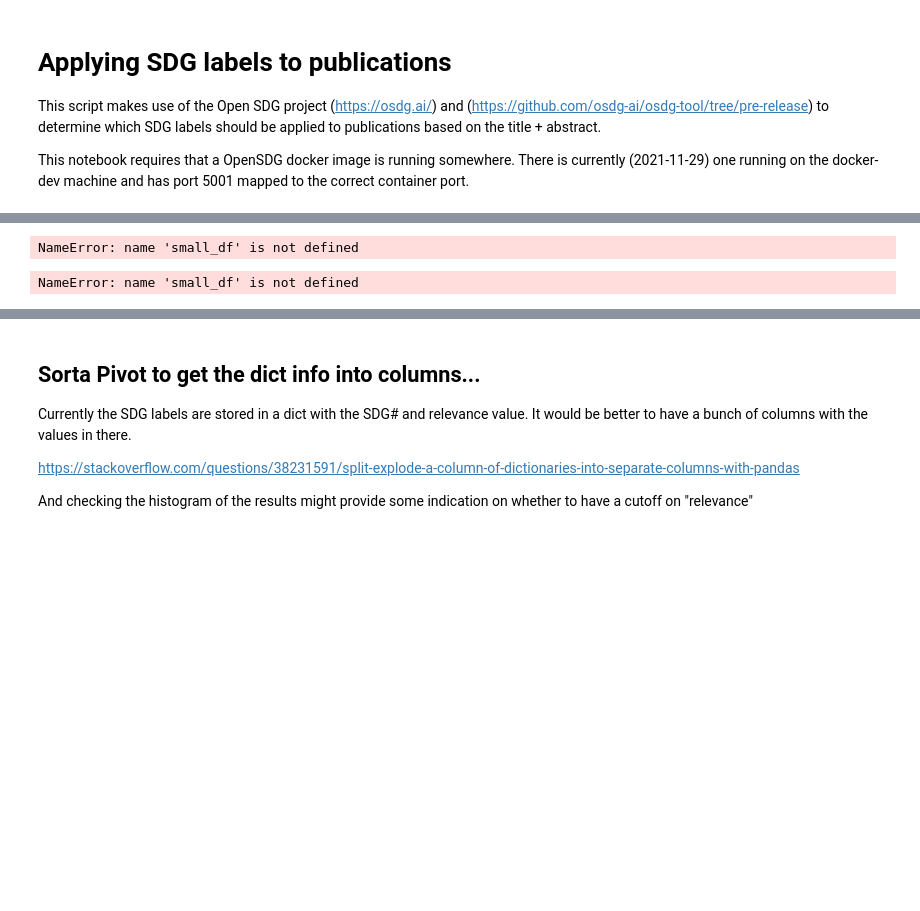
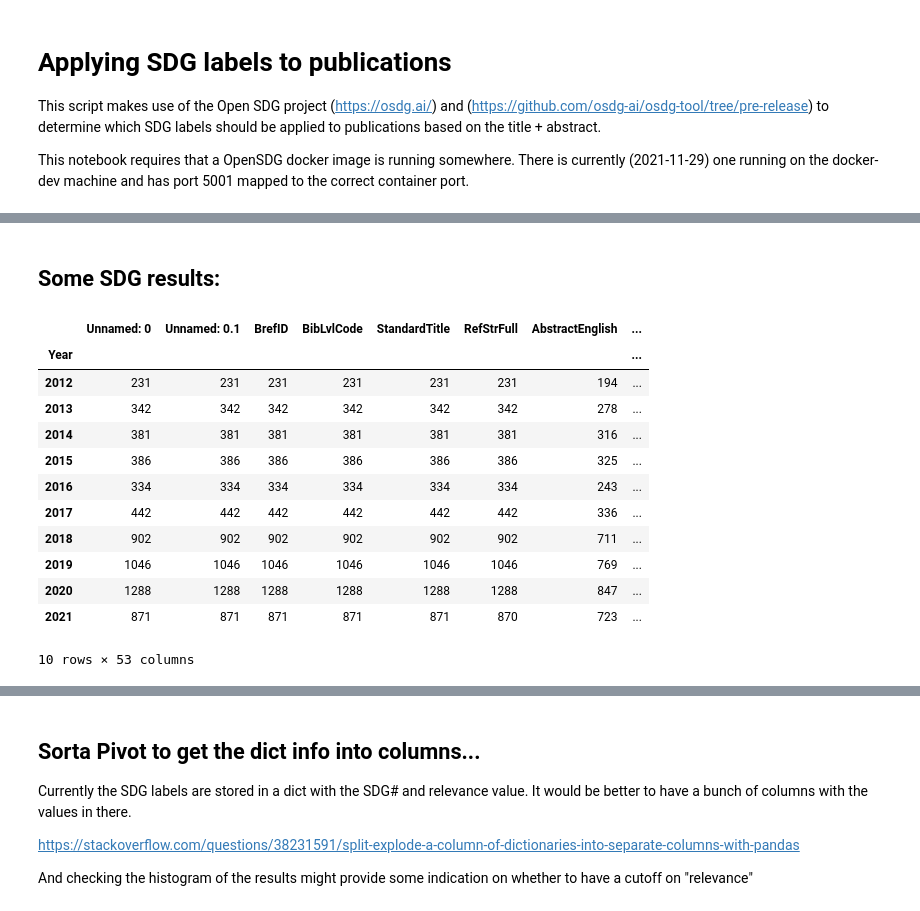
Before and after one commit to lifewatch/user-analysis, a Jupyter notebook: notebooks/Applying SDG labels to papers.ipynb, the cells around one changed output, grey strips where cells are left out. Saved outputs shown, nothing was run; the diff lists cells and outputs as text; code cells hidden in the pictures; blank space fills up the shorter version.

```diff
--- a/notebooks/Applying SDG labels to papers.ipynb
+++ b/notebooks/Applying SDG labels to papers.ipynb
@@ -45,9 +67,0 @@ small_df = df
-# %%
-small_df  = small_df.apply(lambda row: get_sdg(row), axis=1)
-small_df
-# %% [output]
-NameError: name 'small_df' is not defined
-# %%
-small_df.shape()
-# %% [output]
-NameError: name 'small_df' is not defined
@@ -53,0 +81,59 @@ NameError: name 'small_df' is not defined
+# %% [markdown]
+## Some SDG results:
+# %%
+cols_of_interest = ['SDG_None',
+        'SDG_14',
+        'SDG_2',
+        'SDG_3',
+        'SDG_15',
+        'SDG_11',
+        'SDG_6',
+        'SDG_13',
+        'SDG_9',
+        'SDG_7',
+        'SDG_16',
+        'SDG_10',
+        'SDG_12',
+        'SDG_8',
+        'SDG_1',
+        'SDG_4',
+        'SDG_5',]
+
+sdg_dict = {'SDG_1': 'GOAL 1: No Poverty',
+            'SDG_2': 'GOAL 2: Zero Hunger',
+            'SDG_3': 'GOAL 3: Good Health and Well-being',
+            'SDG_4': 'GOAL 4: Quality Education',
+            'SDG_5': 'GOAL 5: Gender Equality',
+            'SDG_6': 'GOAL 6: Clean Water and Sanitation',
+            'SDG_7': 'GOAL 7: Affordable and Clean Energy',
+            'SDG_8': 'GOAL 8: Decent Work and Economic Growth',
+            'SDG_9': 'GOAL 9: Industry, Innovation and Infrastructure',
+            'SDG_10': 'GOAL 10: Reduced Inequality',
+            'SDG_11': 'GOAL 11: Sustainable Cities and Communities',
+            'SDG_12': 'GOAL 12: Responsible Consumption and Production',
+            'SDG_13': 'GOAL 13: Climate Action',
+            'SDG_14': 'GOAL 14: Life Below Water',
+            'SDG_15': 'GOAL 15: Life on Land',
+            'SDG_16': 'GOAL 16: Peace and Justice Strong Institutions',
+            'SDG_17': 'GOAL 17: Partnerships to achieve the Goal',
+            'SDG_None': 'Publication not matched to any Goal'}
+
+
+# Count the number of SDG publications per year
+data_agg = data_sdg.groupby(['Year']).count()
+# %%
+data_agg
+# %% [output]
+|  | Unnamed: 0 | Unnamed: 0.1 | BrefID | BibLvlCode | StandardTitle | RefStrFull | AbstractEnglish | ... |
+| Year |  |  |  |  |  |  |  | ... |
+| 2012 | 231 | 231 | 231 | 231 | 231 | 231 | 194 | ... |
+| 2013 | 342 | 342 | 342 | 342 | 342 | 342 | 278 | ... |
+| 2014 | 381 | 381 | 381 | 381 | 381 | 381 | 316 | ... |
+| 2015 | 386 | 386 | 386 | 386 | 386 | 386 | 325 | ... |
+| 2016 | 334 | 334 | 334 | 334 | 334 | 334 | 243 | ... |
+| 2017 | 442 | 442 | 442 | 442 | 442 | 442 | 336 | ... |
+| 2018 | 902 | 902 | 902 | 902 | 902 | 902 | 711 | ... |
+| 2019 | 1046 | 1046 | 1046 | 1046 | 1046 | 1046 | 769 | ... |
+| 2020 | 1288 | 1288 | 1288 | 1288 | 1288 | 1288 | 847 | ... |
+| 2021 | 871 | 871 | 871 | 871 | 871 | 870 | 723 | ... |
+10 rows × 53 columns
```
Also changed, not shown: parts of 12 cells of this notebook.
